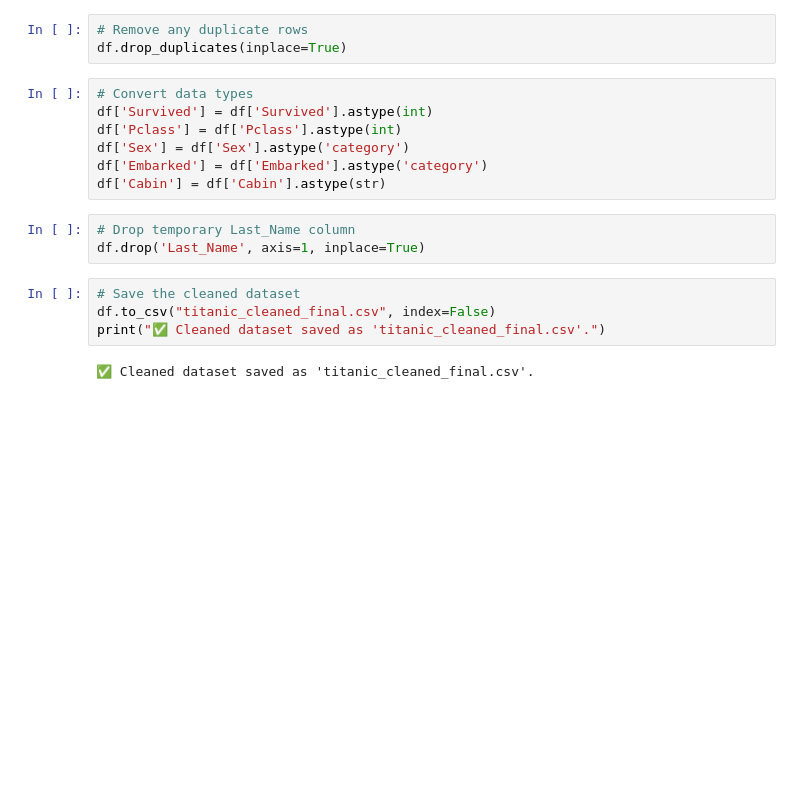
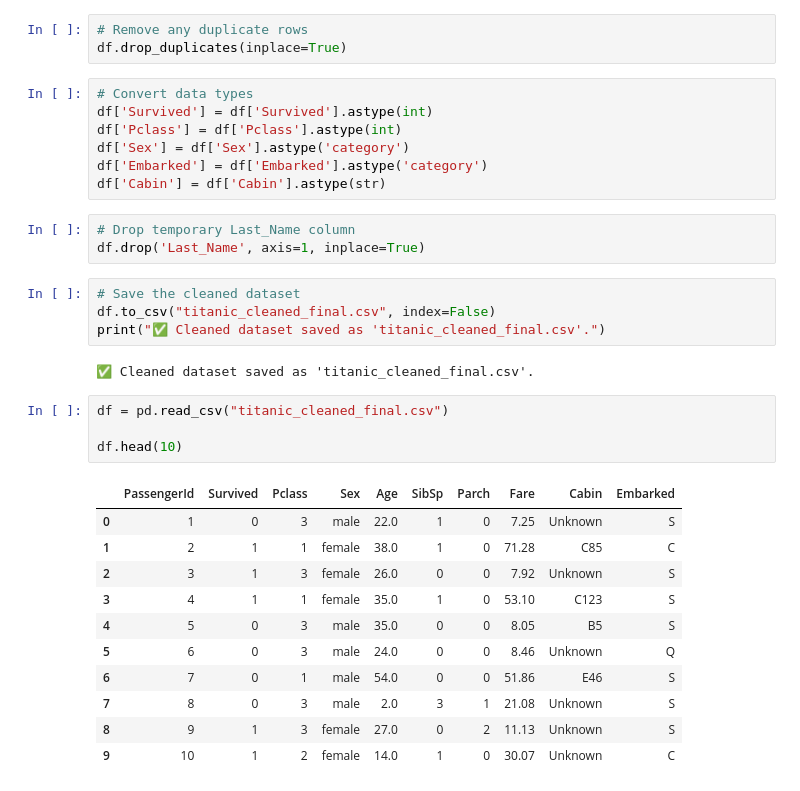
Before and after one commit to icyclestick/titanic, a Jupyter notebook: Data Cleaning.ipynb, the cells around one changed output. Cells and saved outputs as stored; diff of their text form; blank space fills up the shorter version.

```diff
--- a/Data Cleaning.ipynb
+++ b/Data Cleaning.ipynb
@@ -68,3 +68,19 @@ df.to_csv("titanic_cleaned_final.csv", index=False)
 print("✅ Cleaned dataset saved as 'titanic_cleaned_final.csv'.")
 # %% [output]
 ✅ Cleaned dataset saved as 'titanic_cleaned_final.csv'.
+# %%
+df = pd.read_csv("titanic_cleaned_final.csv")
+
+df.head(10)
+# %% [output]
+|  | PassengerId | Survived | Pclass | Sex | Age | SibSp | Parch | Fare | Cabin | Embarked |
+| 0 | 1 | 0 | 3 | male | 22.0 | 1 | 0 | 7.25 | Unknown | S |
+| 1 | 2 | 1 | 1 | female | 38.0 | 1 | 0 | 71.28 | C85 | C |
+| 2 | 3 | 1 | 3 | female | 26.0 | 0 | 0 | 7.92 | Unknown | S |
+| 3 | 4 | 1 | 1 | female | 35.0 | 1 | 0 | 53.10 | C123 | S |
+| 4 | 5 | 0 | 3 | male | 35.0 | 0 | 0 | 8.05 | B5 | S |
+| 5 | 6 | 0 | 3 | male | 24.0 | 0 | 0 | 8.46 | Unknown | Q |
+| 6 | 7 | 0 | 1 | male | 54.0 | 0 | 0 | 51.86 | E46 | S |
+| 7 | 8 | 0 | 3 | male | 2.0 | 3 | 1 | 21.08 | Unknown | S |
+| 8 | 9 | 1 | 3 | female | 27.0 | 0 | 2 | 11.13 | Unknown | S |
+| 9 | 10 | 1 | 2 | female | 14.0 | 1 | 0 | 30.07 | Unknown | C |
```
Also changed, not shown: parts of 8 cells of this notebook.
